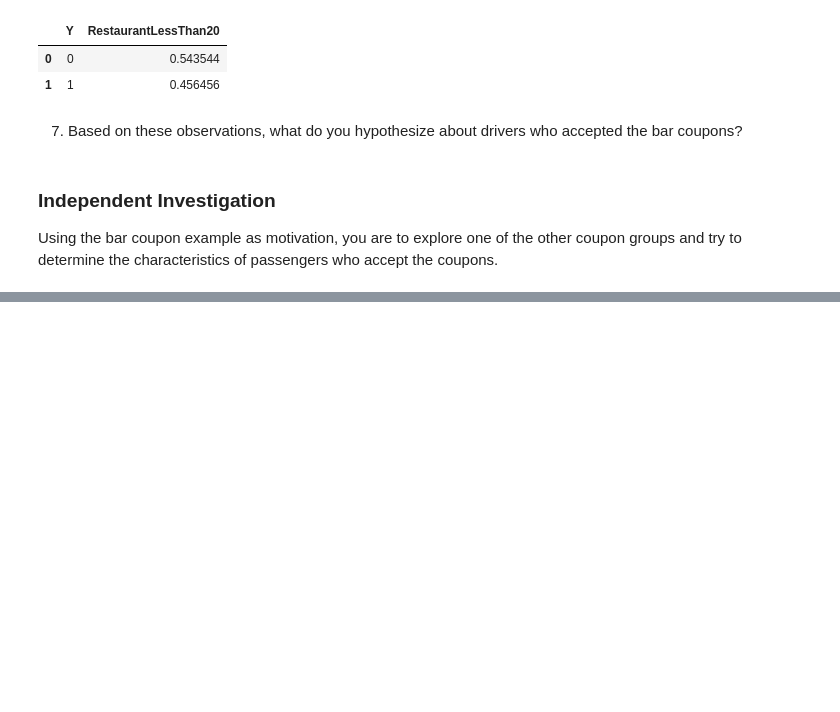
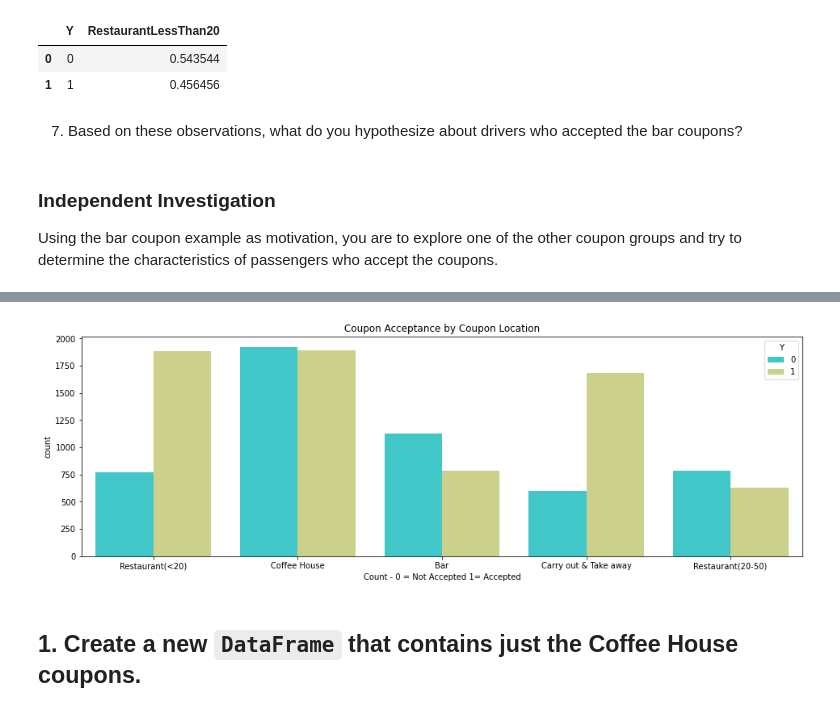
Before and after one commit to az2611/berkeley_ML, a Jupyter notebook: Module_5_prompt.ipynb, the cells around one changed output, grey strips where cells are left out. Drawn from its saved outputs; the diff is of its cells as text; code cells hidden in the pictures; blank space fills up the shorter version.

```diff
--- a/Module_5_prompt.ipynb
+++ b/Module_5_prompt.ipynb
@@ -311,0 +335,10 @@ data_bar.query("Y==1").groupby(['Y','maritalStatus']).count().transform(lambda x
+# %%
+plt.figure(figsize = (16,5))
+sns.countplot(data=data_cl, x="coupon", hue="Y", palette="rainbow").set(title='Coupon Acceptance by Coupon Location', xlabel='Count - 0 = Not Accepted 1= Accepted')
+plt.savefig('/content/drive/My Drive/UC_Berkeley_Certificate/Module_05/figs/03_Coupon_Acceptance_by_Coupon_Location.png')
+
+#Coffe House coupons is the most preavalent
+# %% [output]
+[figure, added]
+# %% [markdown]
+## 1. Create a new `DataFrame` that contains just the Coffee House coupons.
```
Also changed, not shown: parts of 37 cells of this notebook.
